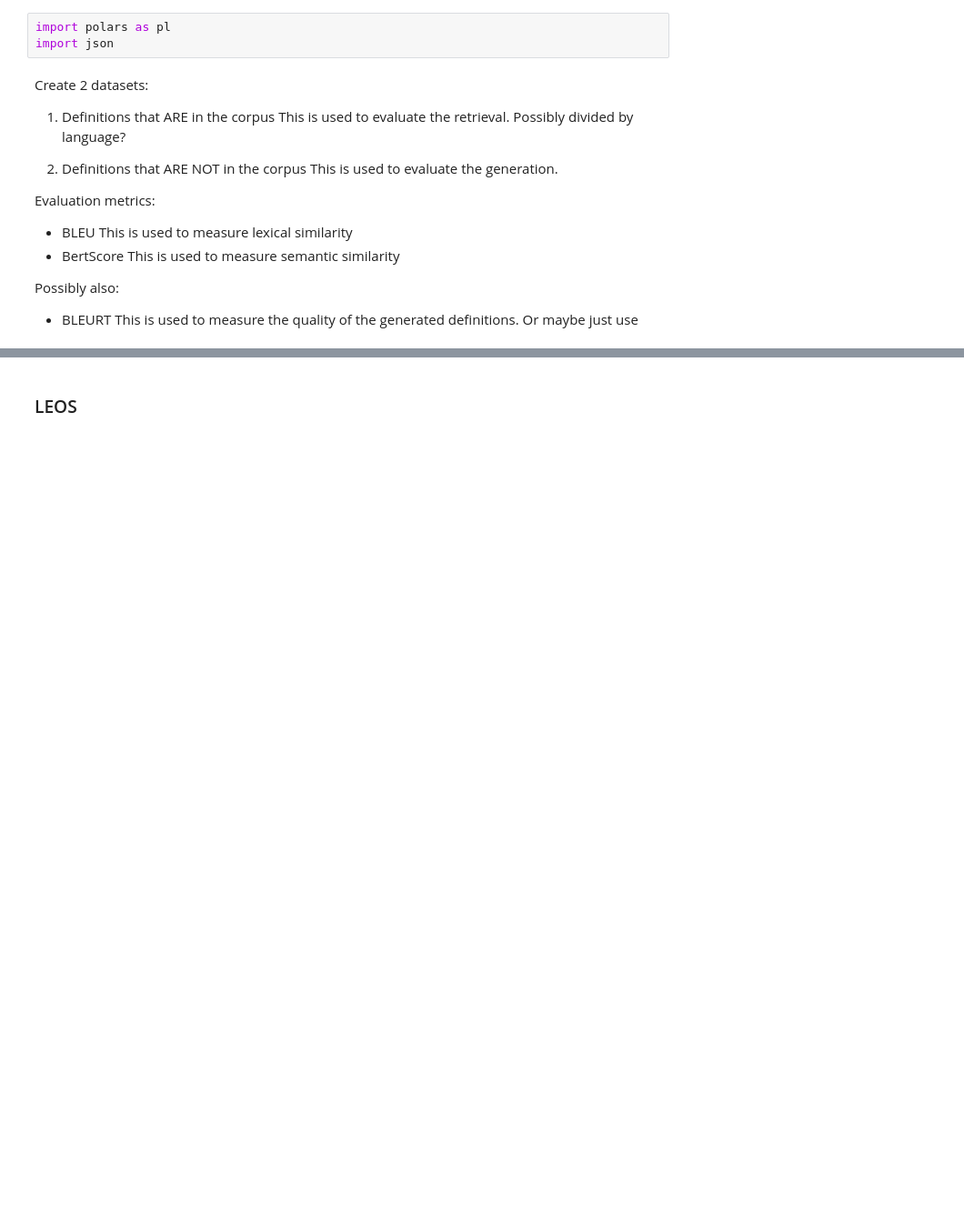
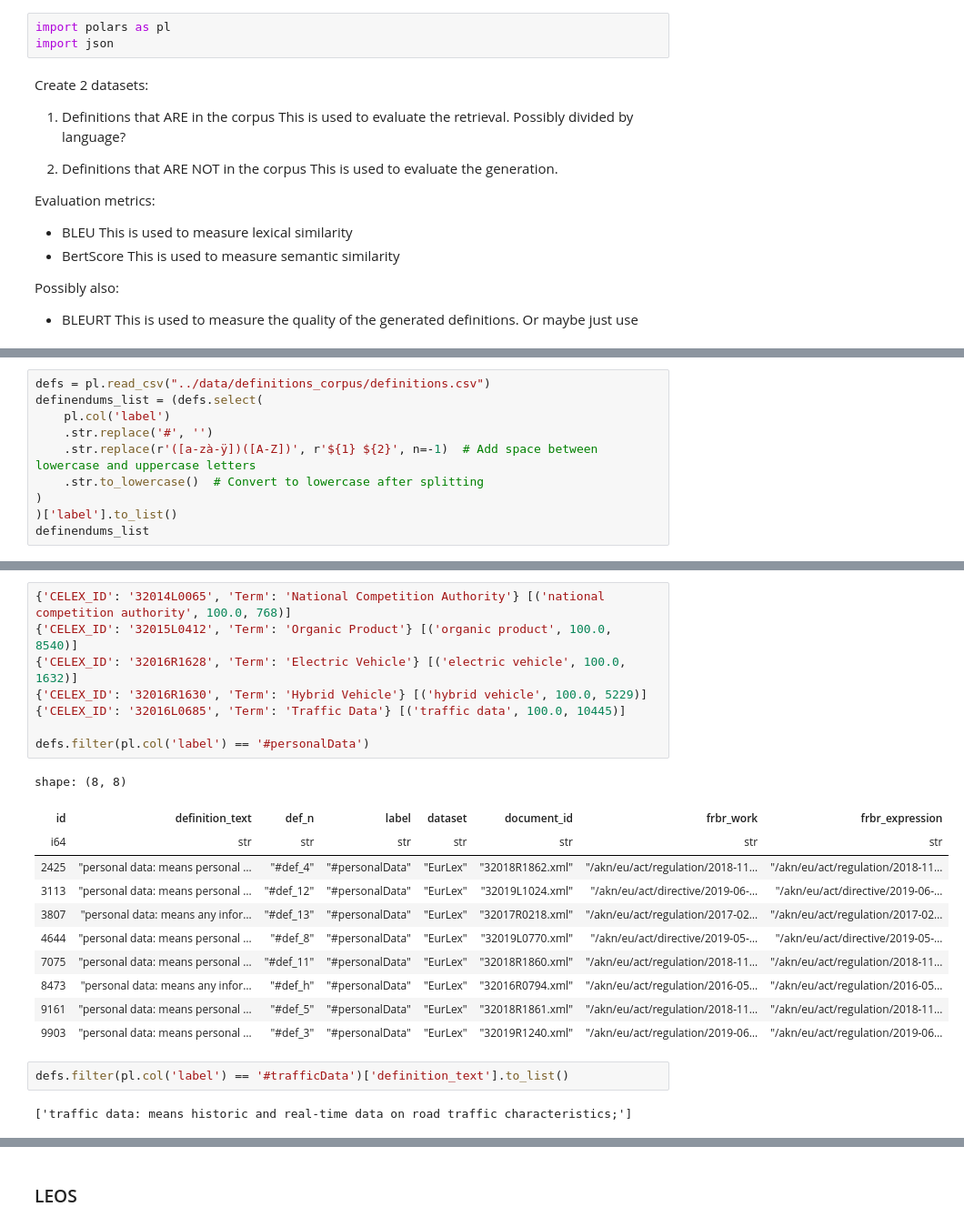
Before and after one commit to leonardozilli/LegislativeDefinitionsAgent, a Jupyter notebook: evaluation/evaluation.ipynb, the cells around one changed output, grey strips where cells are left out. Shown at 91% size. Drawn from its saved outputs; the diff is of its cells as text; blank space fills up the shorter version.

```diff
--- a/evaluation/evaluation.ipynb
+++ b/evaluation/evaluation.ipynb
@@ -25,0 +25,10 @@ This is used to measure the quality of the generated definitions. Or maybe just
+# %%
+defs = pl.read_csv("../data/definitions_corpus/definitions.csv")
+definendums_list = (defs.select(
+    pl.col('label')
+    .str.replace('#', '')
+    .str.replace(r'([a-zà-ÿ])([A-Z])', r'${1} ${2}', n=-1)  # Add space between lowercase and uppercase letters
+    .str.to_lowercase()  # Convert to lowercase after splitting
+)
+)['label'].to_list()
+definendums_list
@@ -25,0 +53,24 @@ This is used to measure the quality of the generated definitions. Or maybe just
+# %%
+{'CELEX_ID': '32014L0065', 'Term': 'National Competition Authority'} [('national competition authority', 100.0, 768)]
+{'CELEX_ID': '32015L0412', 'Term': 'Organic Product'} [('organic product', 100.0, 8540)]
+{'CELEX_ID': '32016R1628', 'Term': 'Electric Vehicle'} [('electric vehicle', 100.0, 1632)]
+{'CELEX_ID': '32016R1630', 'Term': 'Hybrid Vehicle'} [('hybrid vehicle', 100.0, 5229)]
+{'CELEX_ID': '32016L0685', 'Term': 'Traffic Data'} [('traffic data', 100.0, 10445)]
+
+defs.filter(pl.col('label') == '#personalData')
+# %% [output]
+shape: (8, 8)
+| id | definition_text | def_n | label | dataset | document_id | frbr_work | frbr_expression |
+| i64 | str | str | str | str | str | str | str |
+| 2425 | "personal data: means personal … | "#def_4" | "#personalData" | "EurLex" | "32018R1862.xml" | "/akn/eu/act/regulation/2018-11… | "/akn/eu/act/regulation/2018-11… |
+| 3113 | "personal data: means personal … | "#def_12" | "#personalData" | "EurLex" | "32019L1024.xml" | "/akn/eu/act/directive/2019-06-… | "/akn/eu/act/directive/2019-06-… |
+| 3807 | "personal data: means any infor… | "#def_13" | "#personalData" | "EurLex" | "32017R0218.xml" | "/akn/eu/act/regulation/2017-02… | "/akn/eu/act/regulation/2017-02… |
+| 4644 | "personal data: means personal … | "#def_8" | "#personalData" | "EurLex" | "32019L0770.xml" | "/akn/eu/act/directive/2019-05-… | "/akn/eu/act/directive/2019-05-… |
+| 7075 | "personal data: means personal … | "#def_11" | "#personalData" | "EurLex" | "32018R1860.xml" | "/akn/eu/act/regulation/2018-11… | "/akn/eu/act/regulation/2018-11… |
+| 8473 | "personal data: means any infor… | "#def_h" | "#personalData" | "EurLex" | "32016R0794.xml" | "/akn/eu/act/regulation/2016-05… | "/akn/eu/act/regulation/2016-05… |
+| 9161 | "personal data: means personal … | "#def_5" | "#personalData" | "EurLex" | "32018R1861.xml" | "/akn/eu/act/regulation/2018-11… | "/akn/eu/act/regulation/2018-11… |
+| 9903 | "personal data: means personal … | "#def_3" | "#personalData" | "EurLex" | "32019R1240.xml" | "/akn/eu/act/regulation/2019-06… | "/akn/eu/act/regulation/2019-06… |
+# %%
+defs.filter(pl.col('label') == '#trafficData')['definition_text'].to_list()
+# %% [output]
+['traffic data: means historic and real-time data on road traffic characteristics;']
```
Also changed, not shown: parts of 23 cells of this notebook, 10 other files.
